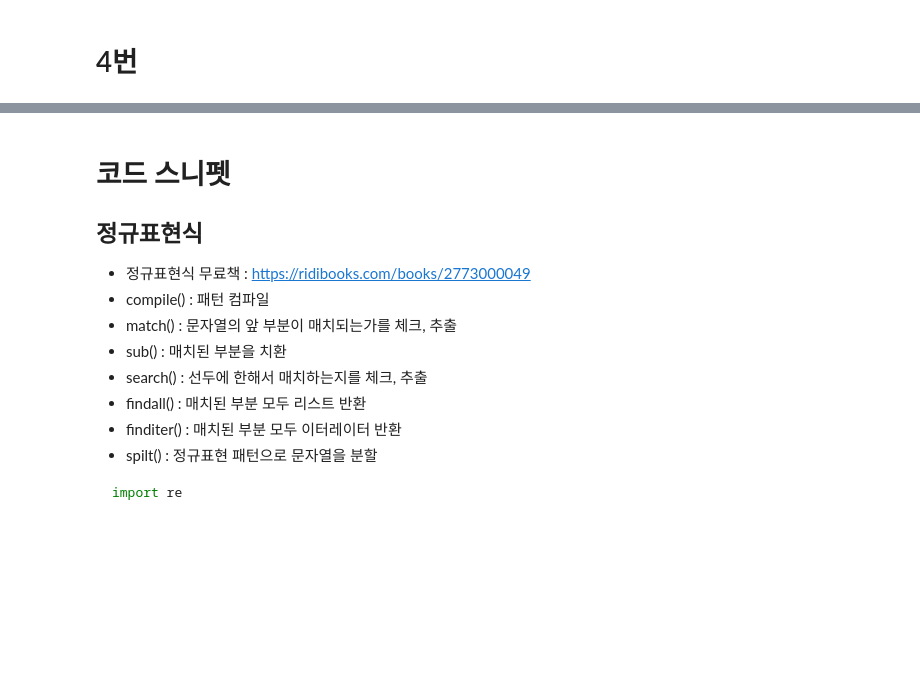
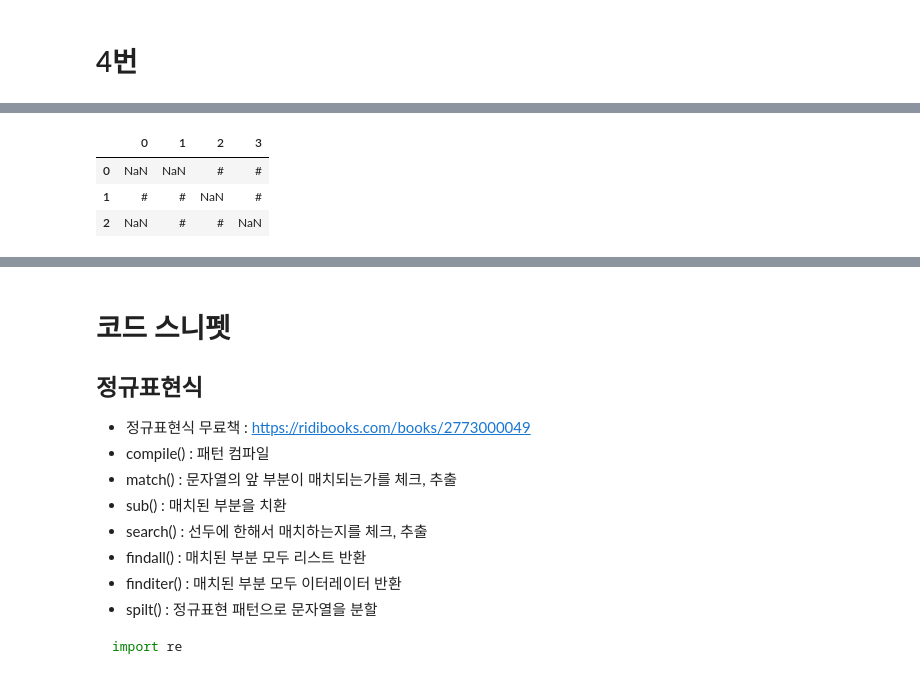
Before and after one commit to paullabkorea/Algorithm-walk-with-wenivs, a Jupyter notebook: 3. pyalgo 풀이/pyalgo_10문제풀이.ipynb, the cells around one changed output, grey strips where cells are left out. Saved outputs shown, nothing was run; the diff lists cells and outputs as text; code cells hidden in the pictures; blank space fills up the shorter version.

```diff
--- a/3. pyalgo 풀이/pyalgo_10문제풀이.ipynb
+++ b/3. pyalgo 풀이/pyalgo_10문제풀이.ipynb
@@ -387,0 +519,7 @@ c 100
+# %%
+df.where(df == '#')
+# %% [output]
+|  | 0 | 1 | 2 | 3 |
+| 0 | NaN | NaN | # | # |
+| 1 | # | # | NaN | # |
+| 2 | NaN | # | # | NaN |
```
Also changed, not shown: parts of 143 cells of this notebook.
